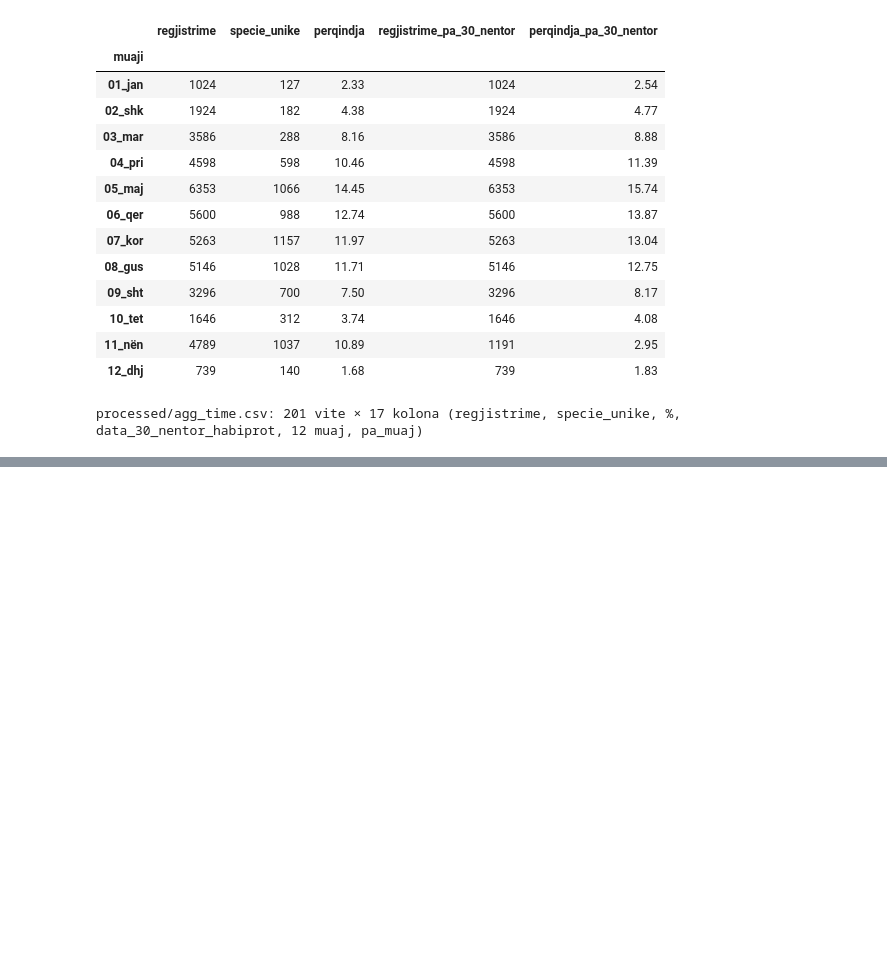
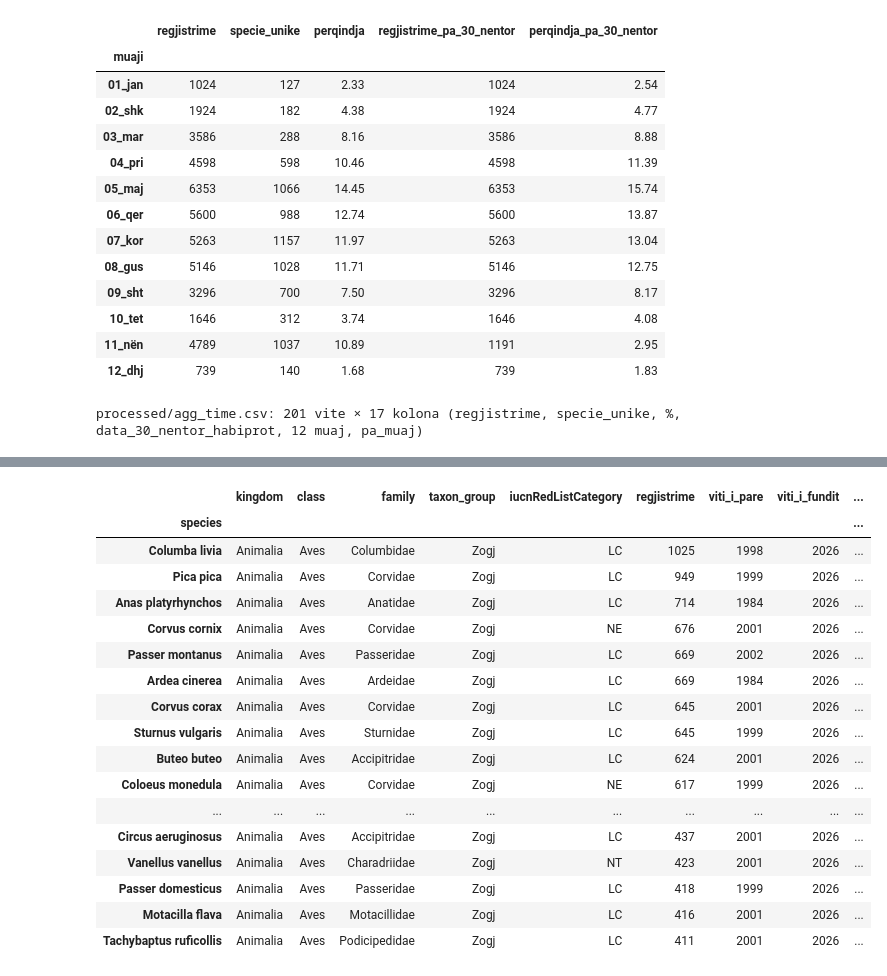
Before and after one commit to dafinakeqmezi/PVDH_Kosovo-Biodiversity-Analysis, a Jupyter notebook: notebooks/01_mbledhja_kualiteti.ipynb, the cells around one changed output, grey strips where cells are left out. Drawn from its saved outputs; the diff is of its cells as text; code cells hidden in the pictures; blank space fills up the shorter version.

Commit message:
Add class x district and species-level aggregates

```diff
--- a/notebooks/01_mbledhja_kualiteti.ipynb
+++ b/notebooks/01_mbledhja_kualiteti.ipynb
@@ -2212,0 +2220,82 @@ processed/agg_time.csv: 201 vite × 17 kolona (regjistrime, specie_unike, %, dat
+# %%
+section("6.3 AGREGIMI: SPECIET DHE RAJONI")
+sp_src = pd.DataFrame({
+    "species": df_raw.species, "kingdom": df_raw.kingdom, "class": df_raw["class"], "family": df_raw.family,
+    "iucnRedListCategory": df_raw.iucnRedListCategory, "year": df.year, "komuna": agg_src.komuna,
+    "rajoni": agg_src.rajoni, "taxon_group": agg_src.taxon_group, "is_threatened": agg_src.is_threatened,
+})
+DISTRICTS = sorted(sp_src.rajoni.unique())
+
+# --- 1. Tabela klasë × rajon (regjistrime dhe specie unike) ---
+klasa = sp_src["class"].fillna("(mungon)")
+rec_cd = pd.crosstab(klasa, sp_src.rajoni).reindex(columns=DISTRICTS, fill_value=0)
+spc_cd = (sp_src.groupby([klasa, "rajoni"]).species.nunique().unstack(fill_value=0)
+          .reindex(index=rec_cd.index, columns=DISTRICTS, fill_value=0))
+agg_class_district = pd.concat([rec_cd.add_prefix("regjistrime_"), spc_cd.add_prefix("specie_")], axis=1)
+agg_class_district.insert(0, "taxon_group", sp_src.groupby(klasa).taxon_group.first())
+agg_class_district.insert(1, "regjistrime_gjithsej", rec_cd.sum(axis=1))
+agg_class_district.insert(2, "specie_gjithsej", sp_src.groupby(klasa).species.nunique())
+agg_class_district = agg_class_district.sort_values("regjistrime_gjithsej", ascending=False)
+agg_class_district.index.name = "klasa"
+
+# --- 2. Tabela në nivel specieje ---
+with_sp = sp_src[sp_src.species.notna()]
+gs = with_sp.groupby("species")
+agg_species = pd.DataFrame({
+    "kingdom": gs.kingdom.first(), "class": gs["class"].first(), "family": gs.family.first(),
+    "taxon_group": gs.taxon_group.first(), "iucnRedListCategory": gs.iucnRedListCategory.first(),
+    "regjistrime": gs.size(),
+    "viti_i_pare": gs.year.min(), "viti_i_fundit": gs.year.max(),
+    "vite_me_regjistrime": gs.year.nunique(),
+    "regjistrime_pa_vit": gs.year.apply(lambda s: int(s.isna().sum())),
+    "komuna": gs.komuna.nunique(), "rajone": gs.rajoni.nunique(),
+}).sort_values("regjistrime", ascending=False)
+agg_species.index.name = "species"
+
+# --- Kontrollet ---
+species_check = pd.Series({
+    "klasë × rajon mblidhet në 46,831": int(rec_cd.to_numpy().sum()) == len(df_raw),
+    "7 rajone": len(DISTRICTS) == 7,
+    "4,095 specie në tabelën e specieve": len(agg_species) == df_raw.species.nunique(),
+    "regjistrimet e specieve mblidhen në rreshtat me species": agg_species.regjistrime.sum() == with_sp.shape[0],
+    "viti i parë ≤ viti i fundit": (agg_species.dropna(subset=["viti_i_pare"]).viti_i_pare
+                                    <= agg_species.dropna(subset=["viti_i_pare"]).viti_i_fundit).all(),
+    "komuna 1–38, rajone 1–7": agg_species.komuna.between(1, 38).all() and agg_species.rajone.between(1, 7).all(),
+    "çdo specie ka një klasë dhe një kategori IUCN": (gs["class"].nunique() <= 1).all()
+                                                    and (gs.iucnRedListCategory.nunique() <= 1).all(),
+}, name="kalon")
+display(species_check.to_frame())
+assert species_check.all()
+
+# --- Përmbledhje ---
+species_summary = pd.Series({
+    "specie gjithsej": len(agg_species),
+    "specie me 1 regjistrim (singletons)": int((agg_species.regjistrime == 1).sum()),
+    "specie në vetëm 1 komunë": int((agg_species.komuna == 1).sum()),
+    "specie në të 7 rajonet": int((agg_species.rajone == 7).sum()),
+    "specie pa asnjë vit": int(agg_species.viti_i_pare.isna().sum()),
+    "specie të parë për herë të fundit para 2000": int((agg_species.viti_i_fundit < 2000).sum()),
+    "specie të parë për herë të fundit para 1950": int((agg_species.viti_i_fundit < 1950).sum()),
+    "specie të reja (viti i parë ≥ 2020)": int((agg_species.viti_i_pare >= 2020).sum()),
+}, name="vlera").to_frame()
+threatened_species = agg_species[agg_species.iucnRedListCategory.isin(["VU", "EN", "CR"])].sort_values(
+    ["iucnRedListCategory", "regjistrime"], ascending=[True, False])
+
+print("Tabela klasë × rajon (15 klasat me më shumë regjistrime; CSV-ja i ka të gjitha)")
+display(agg_class_district.head(15))
+print("Pjesa e klasave brenda çdo rajoni (%), 8 klasat kryesore")
+display((rec_cd.div(rec_cd.sum()) * 100).round(2).loc[agg_class_district.index[:8]])
+print("\nTabela në nivel specieje (20 speciet me më shumë regjistrime; CSV-ja i ka të 4,095)")
+display(agg_species.head(20))
+print("Përmbledhje")
+display(species_summary)
+print(f"Speciet e kërcënuara (VU, EN, CR): {len(threatened_species)}")
+display(threatened_species)
+
+agg_class_district.to_csv(PROCESSED_DIR / "agg_class_district.csv")
+agg_species.to_csv(PROCESSED_DIR / "agg_species.csv")
+species_summary.to_csv(REPORTS_DIR / "01_specie_permbledhje.csv")
+threatened_species.to_csv(REPORTS_DIR / "01_specie_te_kercenuara.csv")
+print(f"\nprocessed/agg_class_district.csv: {agg_class_district.shape}  |  "
+      f"processed/agg_species.csv: {agg_species.shape}")
+# %% [output]
@@ -2212,0 +2343,18 @@ processed/agg_time.csv: 201 vite × 17 kolona (regjistrime, specie_unike, %, dat
+|  | kingdom | class | family | taxon_group | iucnRedListCategory | regjistrime | viti_i_pare | viti_i_fundit | ... |
+| species |  |  |  |  |  |  |  |  | ... |
+| Columba livia | Animalia | Aves | Columbidae | Zogj | LC | 1025 | 1998 | 2026 | ... |
+| Pica pica | Animalia | Aves | Corvidae | Zogj | LC | 949 | 1999 | 2026 | ... |
+| Anas platyrhynchos | Animalia | Aves | Anatidae | Zogj | LC | 714 | 1984 | 2026 | ... |
+| Corvus cornix | Animalia | Aves | Corvidae | Zogj | NE | 676 | 2001 | 2026 | ... |
+| Passer montanus | Animalia | Aves | Passeridae | Zogj | LC | 669 | 2002 | 2026 | ... |
+| Ardea cinerea | Animalia | Aves | Ardeidae | Zogj | LC | 669 | 1984 | 2026 | ... |
+| Corvus corax | Animalia | Aves | Corvidae | Zogj | LC | 645 | 2001 | 2026 | ... |
+| Sturnus vulgaris | Animalia | Aves | Sturnidae | Zogj | LC | 645 | 1999 | 2026 | ... |
+| Buteo buteo | Animalia | Aves | Accipitridae | Zogj | LC | 624 | 2001 | 2026 | ... |
+| Coloeus monedula | Animalia | Aves | Corvidae | Zogj | NE | 617 | 1999 | 2026 | ... |
+| ... | ... | ... | ... | ... | ... | ... | ... | ... | ... |
+| Circus aeruginosus | Animalia | Aves | Accipitridae | Zogj | LC | 437 | 2001 | 2026 | ... |
+| Vanellus vanellus | Animalia | Aves | Charadriidae | Zogj | NT | 423 | 2001 | 2026 | ... |
+| Passer domesticus | Animalia | Aves | Passeridae | Zogj | LC | 418 | 1999 | 2026 | ... |
+| Motacilla flava | Animalia | Aves | Motacillidae | Zogj | LC | 416 | 2001 | 2026 | ... |
+| Tachybaptus ruficollis | Animalia | Aves | Podicipedidae | Zogj | LC | 411 | 2001 | 2026 | ... |
```
Also changed, not shown: parts of 4 cells of this notebook, 7 other files.
